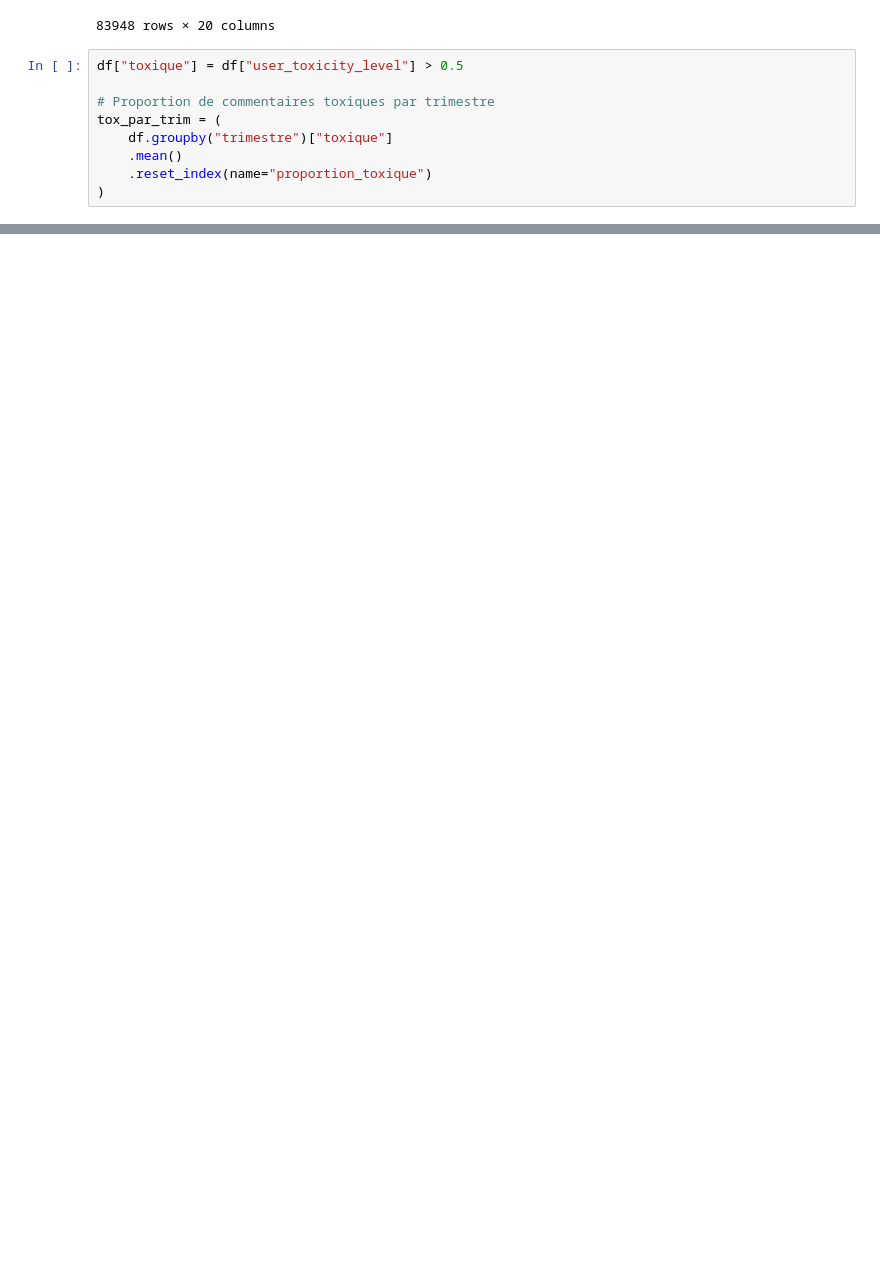
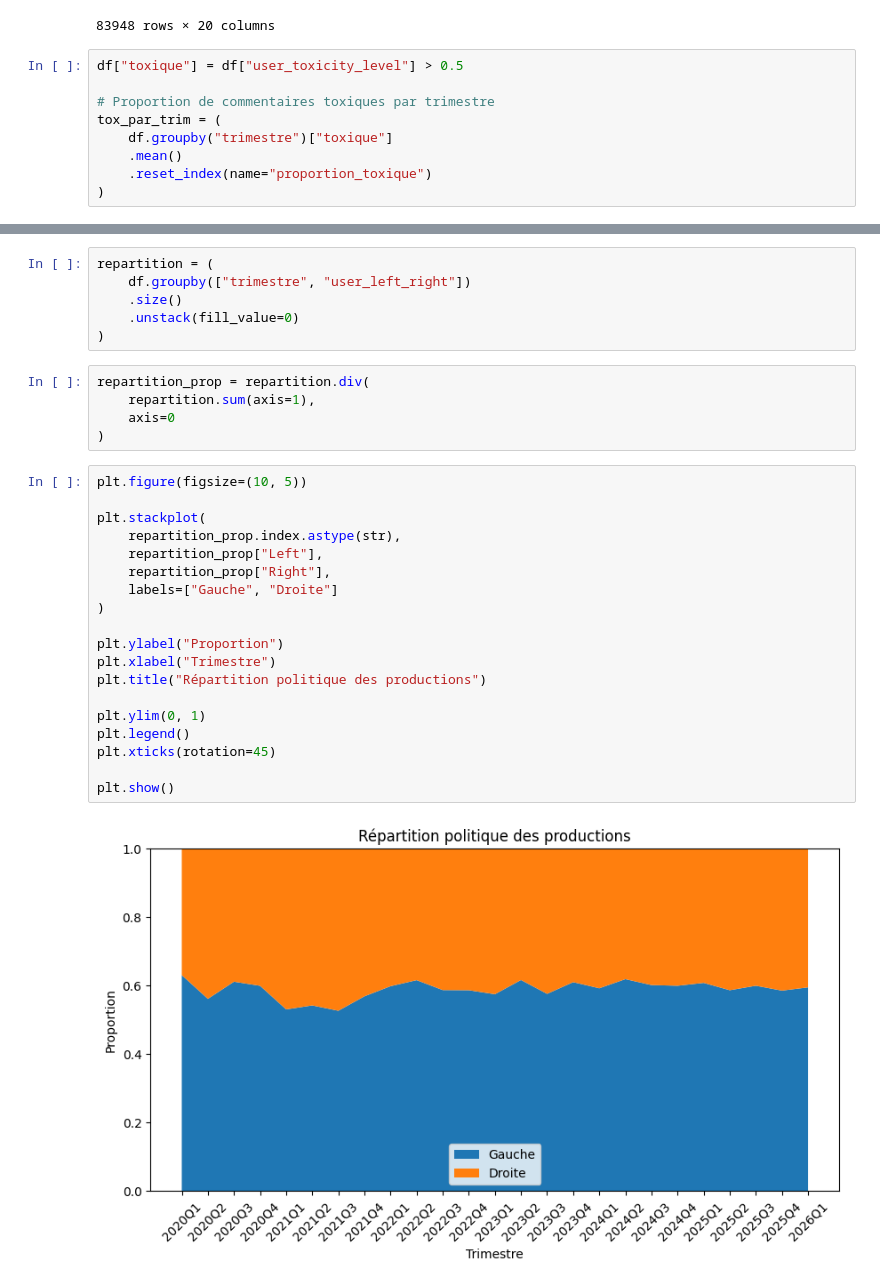
Before and after one commit to CF-Recor/Reddit-Polarization, a Jupyter notebook: description/simple_stats.ipynb, the cells around one changed output, grey strips where cells are left out. Saved outputs shown, nothing was run; the diff lists cells and outputs as text; blank space fills up the shorter version.

Commit message:
feat(graph): a last graph

```diff
--- a/description/simple_stats.ipynb
+++ b/description/simple_stats.ipynb
@@ -287,0 +288,32 @@ plt.savefig("ProductionsToxiques.png")
+# %%
+repartition = (
+    df.groupby(["trimestre", "user_left_right"])
+    .size()
+    .unstack(fill_value=0)
+)
+# %%
+repartition_prop = repartition.div(
+    repartition.sum(axis=1),
+    axis=0
+)
+# %%
+plt.figure(figsize=(10, 5))
+
+plt.stackplot(
+    repartition_prop.index.astype(str),
+    repartition_prop["Left"],
+    repartition_prop["Right"],
+    labels=["Gauche", "Droite"]
+)
+
+plt.ylabel("Proportion")
+plt.xlabel("Trimestre")
+plt.title("Répartition politique des productions")
+
+plt.ylim(0, 1)
+plt.legend()
+plt.xticks(rotation=45)
+
+plt.show()
+# %% [output]
+[figure, added]
```
Also changed, not shown: parts of 2 cells of this notebook.
